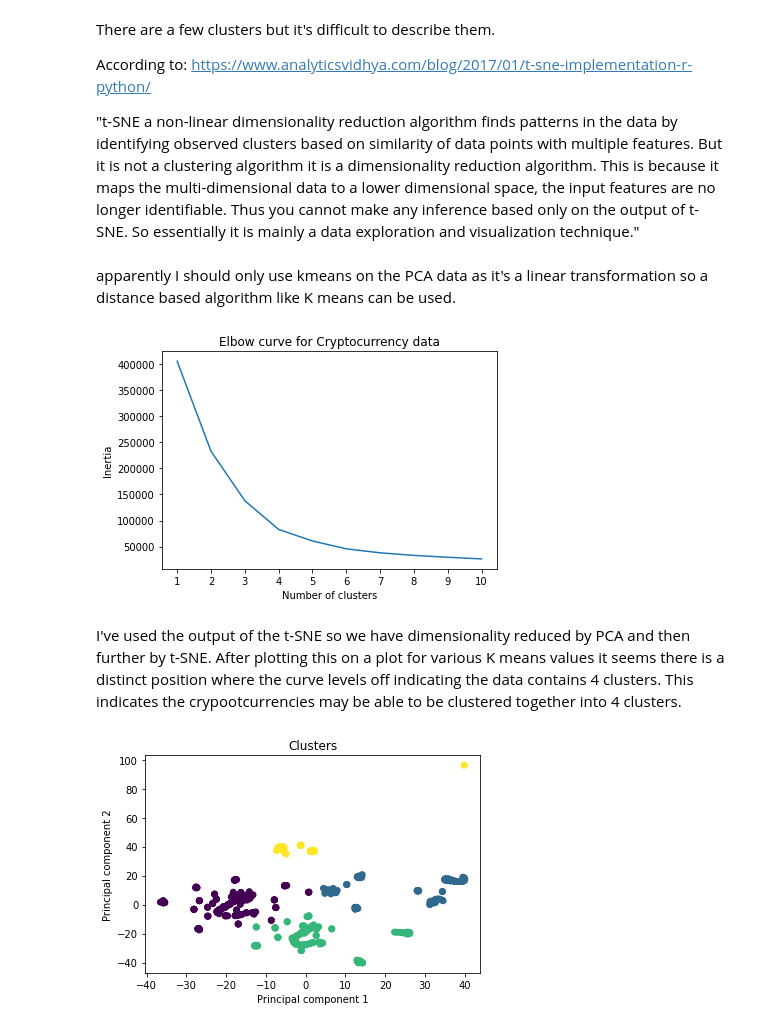
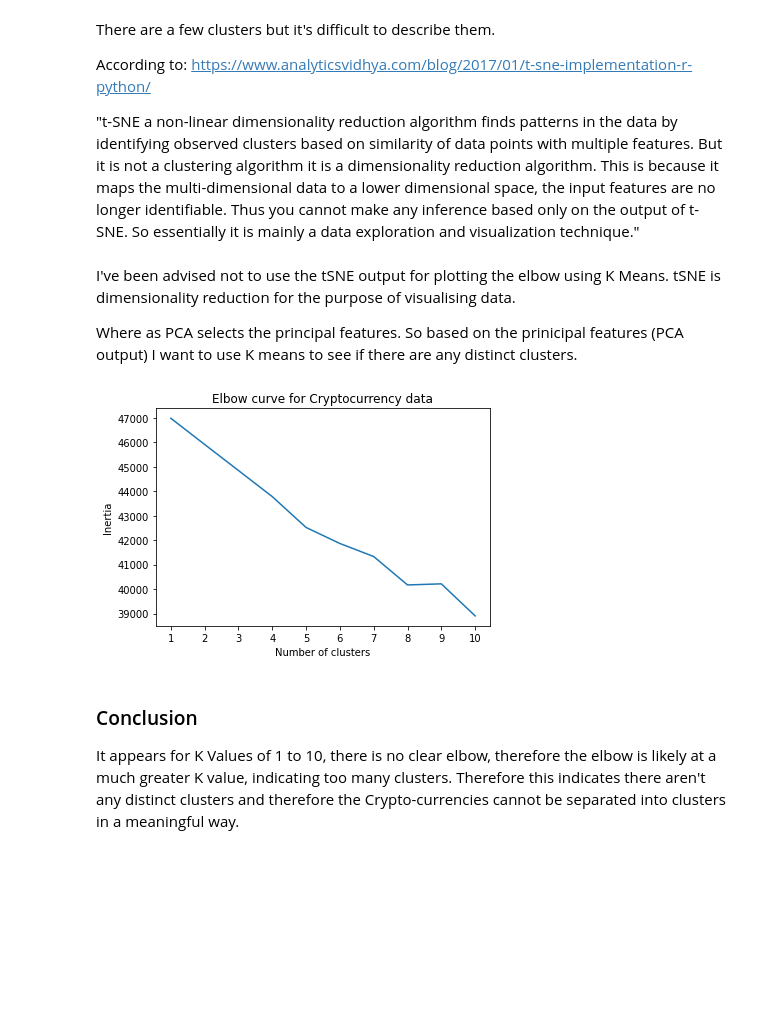
Before and after one commit to Abzraja/clustering-analysis-pca-tsne-kmeans, a Jupyter notebook: cryptocurrency_clusters.ipynb, the cells around one changed output. Cells and saved outputs as stored; diff of their text form; code cells hidden in the pictures; blank space fills up the shorter version.

```diff
--- a/cryptocurrency_clusters.ipynb
+++ b/cryptocurrency_clusters.ipynb
@@ -260,29 +260,30 @@ There are a few clusters but it's difficult to describe them.
 According to: https://www.analyticsvidhya.com/blog/2017/01/t-sne-implementation-r-python/
 
 "t-SNE a non-linear dimensionality reduction algorithm finds patterns in the data by identifying observed clusters based on similarity of data points with multiple features. But it is not a clustering algorithm it is a dimensionality reduction algorithm. This is because it maps the multi-dimensional data to a lower dimensional space, the input features are no longer identifiable. Thus you cannot make any inference based only on the output of t-SNE. So essentially it is mainly a data exploration and visualization technique."
-# %%
-# Find the best number(s) of clusters using the elbow curve:
-# apparently I should only use kmeans on the PCA data as it's a linear transformation so a
-# distance based algorithm like K means can be used.
-inertia = []
-k_list = list(range(1, 11))
-
-# Calculate the inertia for the range of k values
-for k in k_list:
-    km = KMeans(n_clusters=k, random_state=0)
-    km.fit(tsne_features)
-    inertia.append(km.inertia_)
-# %% [markdown]
-apparently I should only use kmeans on the PCA data as it's a linear transformation so a distance based algorithm like K means can be used.
+# %% [markdown]
+I've been advised not to use the tSNE output for plotting the elbow using K Means. tSNE is dimensionality reduction for the purpose of visualising data.
+
+Where as PCA selects the principal features. So based on the prinicipal features (PCA output) I want to use K means to see if there are any distinct clusters.
 # %%
+# Find the best number(s) of clusters using the elbow curve:
+inertia = []
+k_list = list(range(1, 11))
+
+# Calculate the inertia for the range of k values using PCA output (X_pca)
+for k in k_list:
+    km = KMeans(n_clusters=k, random_state=0)
+    km.fit(X_pca)
+    inertia.append(km.inertia_)
+
 # Plot the elbow curve to find the best candidate(s) for k
 plt.plot(k_list, inertia)
 plt.xticks(k_list)
 plt.xlabel('Number of clusters')
 plt.ylabel('Inertia')
 plt.title('Elbow curve for Cryptocurrency data')
 plt.show()
 # %% [output]
-[figure, old version]
+[figure, new version]
 # %% [markdown]
-I've used the output of the t-SNE so we have dimensionality reduced by PCA and then further by t-SNE. After plotting this on a plot for various K means values it seems there is a distinct position where the curve levels off indicating the data contains 4 clusters. This indicates the crypootcurrencies may be able to be clustered together into 4 clusters.
+### Conclusion
+It appears for K Values of 1 to 10, there is no clear elbow, therefore the elbow is likely at a much greater K value, indicating too many clusters. Therefore this indicates there aren't any distinct clusters and therefore the Crypto-currencies cannot be separated into clusters in a meaningful way.
@@ -298,9 +289,0 @@ predictions = model.predict(tsne_features)
-# %%
-# Visualize the clusters
-plt.scatter(x=tsne_features[:,0], y=tsne_features[:,1], c=predictions)
-plt.xlabel('Principal component 1')
-plt.ylabel('Principal component 2')
-plt.title('Clusters')
-plt.show()
-# %% [output]
-[figure, removed]
```
Also changed, not shown: parts of 3 cells of this notebook.
